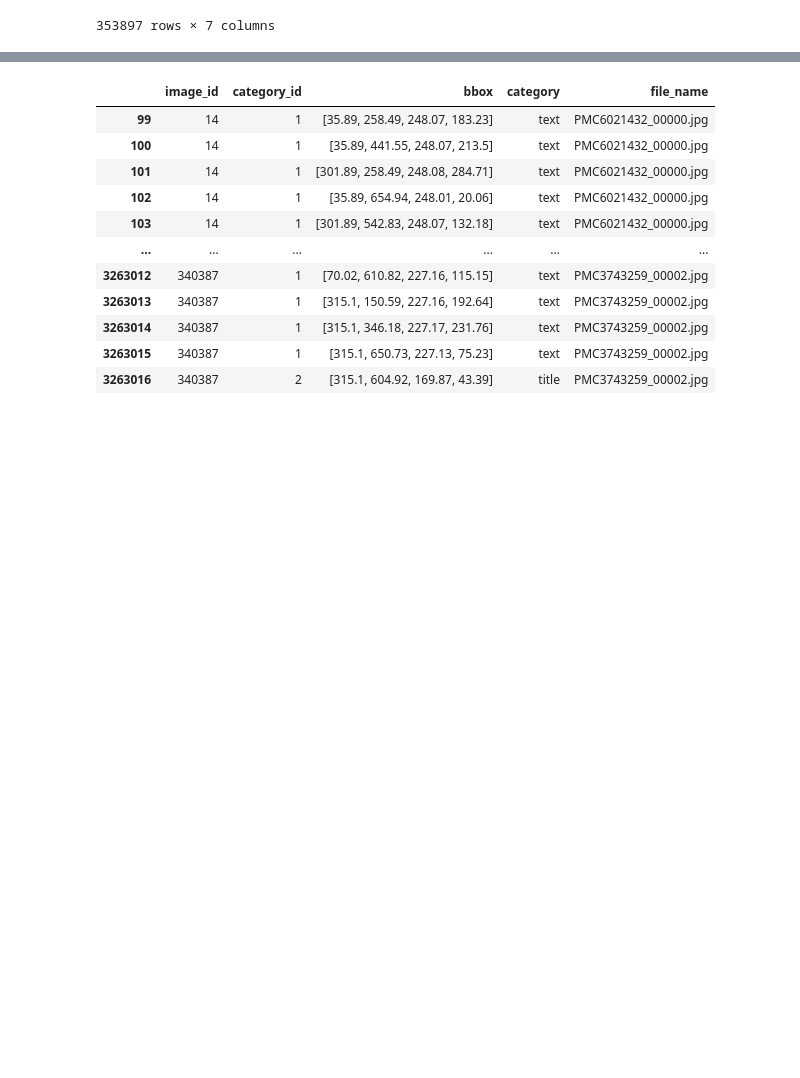
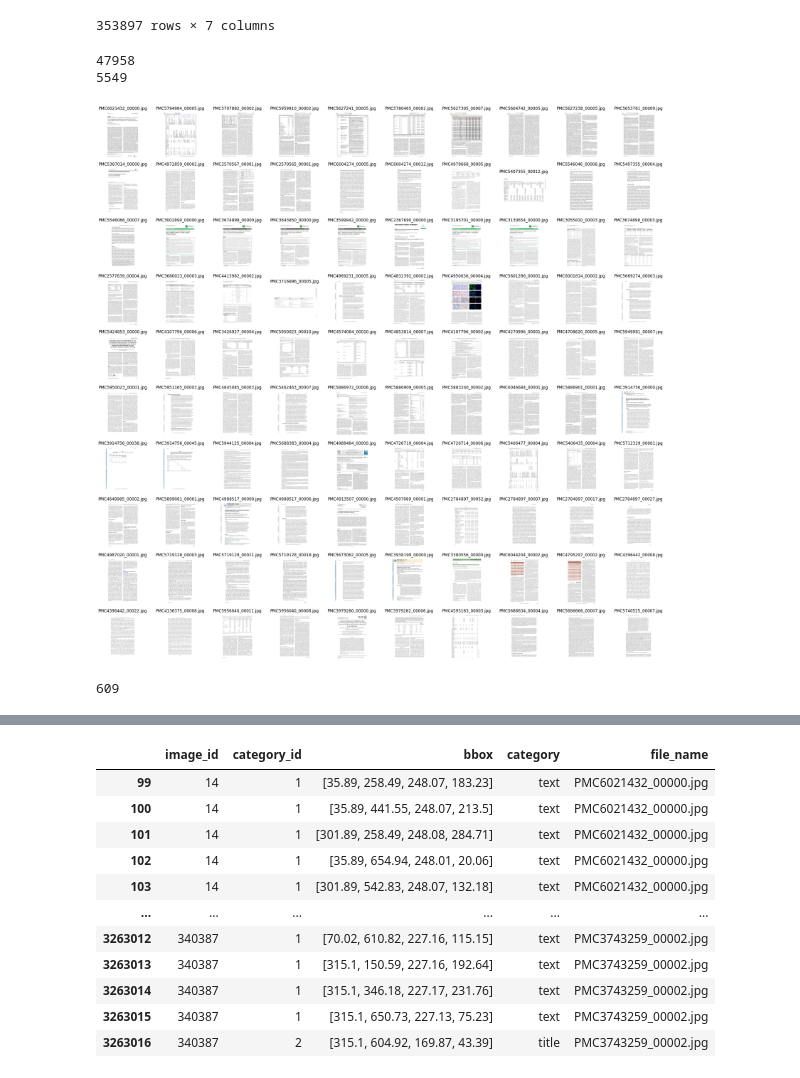
Before and after one commit to NilBiescas/Project_Synthesis2-, a Jupyter notebook: Code/Synthetic_DS/Test_SDS.ipynb, the cells around one changed output, grey strips where cells are left out. Saved outputs shown, nothing was run; the diff lists cells and outputs as text; code cells hidden in the pictures; blank space fills up the shorter version.

Commit message:
small dataset created

```diff
--- a/Code/Synthetic_DS/Test_SDS.ipynb
+++ b/Code/Synthetic_DS/Test_SDS.ipynb
@@ -168,3 +168,33 @@ annotations_common_no_figures
 | 3217895 | [[49.62, 740.84, 548.94, 740.84, ... | 13981.471260 | 0 | 335699 | [49.62, 740.84, 504.36, 27.89] | 1 | 3265446 |
 | 3217896 | [[64.02, 275.82, 549.0, 275.82, 5... | 40192.745712 | 0 | 335699 | [64.02, 275.82, 485.04, 112.91] | 3 | 3265447 |
 353897 rows × 7 columns
+# %%
+# get all the images that do not have figures
+images_no_figures = common[common['id'].isin(annotations_common_no_figures['image_id'])]
+print(len(common))
+print(len(images_no_figures))
+# %% [output]
+47958
+5549
+# %%
+# plot a grid of 10 x 10 images to check if the images are correct
+import matplotlib.pyplot as plt
+import matplotlib.image as mpimg
+
+fig, axs = plt.subplots(10, 10, figsize=(30, 30))
+
+for i, ax in enumerate(axs.flat):
+    img = mpimg.imread('C:/Users/Maria/OneDrive - UAB/Documentos/3r de IA/Synthesis project II/Github/Project_Synthesis2-/Datasets/Publaynet/train/' + images_no_figures.iloc[i]['file_name'])
+    ax.imshow(img)
+    ax.axis('off')
+    ax.set_title(images_no_figures.iloc[i]['file_name'])
+
+plt.show()
+# %% [output]
+[figure, added]
+# %%
+# get the id of the image number 36
+image_id = images_no_figures.iloc[36]['id']
+image_id
+# %% [output]
+609
```
Also changed, not shown: parts of 3 cells of this notebook, 2 other files.
